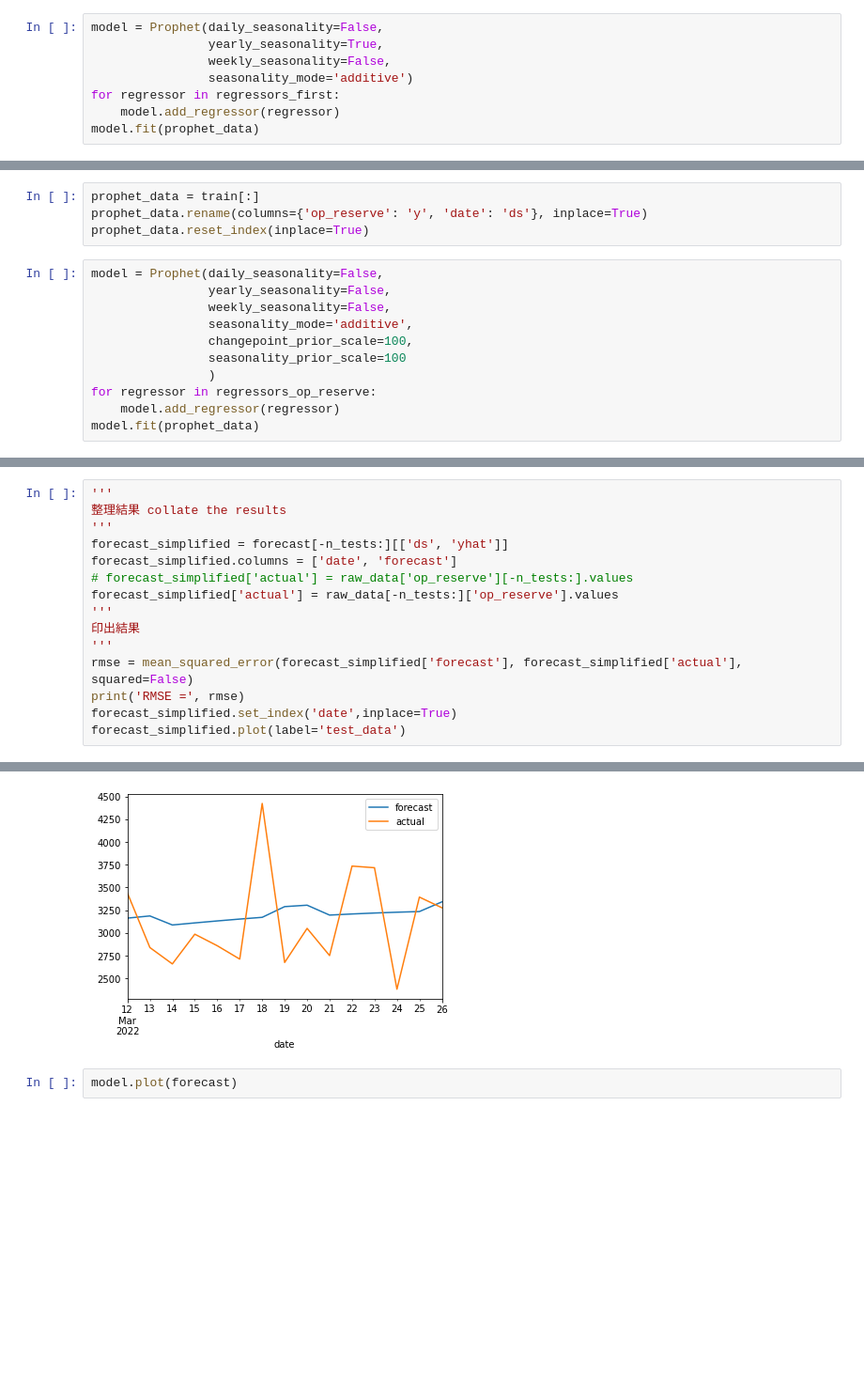
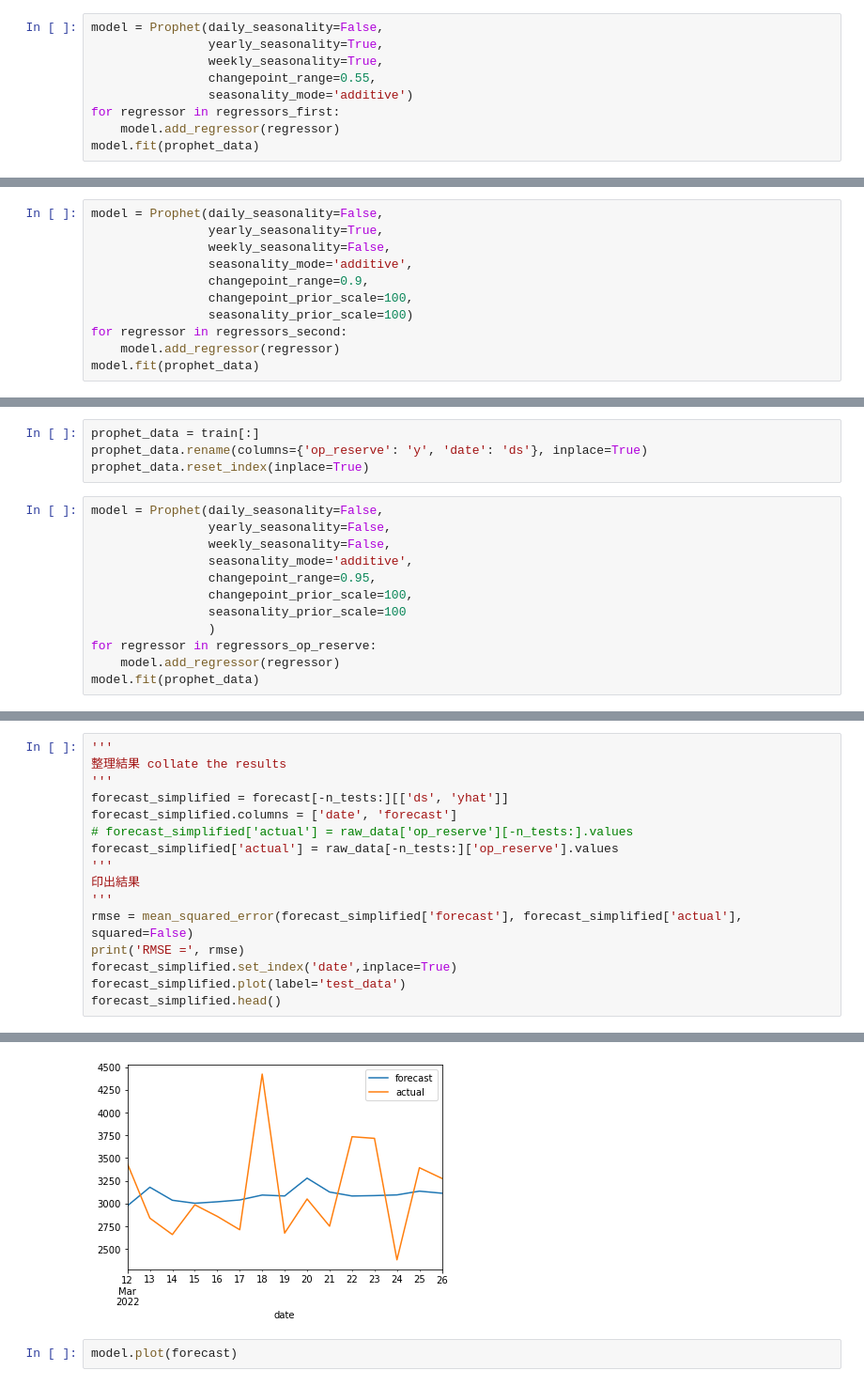
Before and after one commit to How-Wang/Electricity_Forecasting, a Jupyter notebook: FB Prophet.ipynb, the cells around one changed output, grey strips where cells are left out. Shown: that part at 94% size. Drawn from its saved outputs; the diff is of its cells as text; blank space fills up the shorter version.

```diff
--- a/FB Prophet.ipynb
+++ b/FB Prophet.ipynb
@@ -180,7 +174,8 @@ prophet_data.reset_index(inplace=True)
 # %%
 model = Prophet(daily_seasonality=False,
                 yearly_seasonality=True,
-                weekly_seasonality=False,
+                weekly_seasonality=True,
+                changepoint_range=0.55,
                 seasonality_mode='additive')
 for regressor in regressors_first:
     model.add_regressor(regressor)
@@ -353,0 +278,11 @@ if second_forecast in dependencies:
+# %%
+model = Prophet(daily_seasonality=False,
+                yearly_seasonality=True,
+                weekly_seasonality=False,
+                seasonality_mode='additive',
+                changepoint_range=0.9,
+                changepoint_prior_scale=100,
+                seasonality_prior_scale=100)
+for regressor in regressors_second:
+    model.add_regressor(regressor)
+model.fit(prophet_data)
@@ -368,6 +367,7 @@ model = Prophet(daily_seasonality=False,
                 yearly_seasonality=False,
                 weekly_seasonality=False,
                 seasonality_mode='additive',
+                changepoint_range=0.95,
                 changepoint_prior_scale=100,
                 seasonality_prior_scale=100
                 )
@@ -430,4 +429,5 @@ rmse = mean_squared_error(forecast_simplified['forecast'], forecast_simplified['
 print('RMSE =', rmse)
 forecast_simplified.set_index('date',inplace=True)
 forecast_simplified.plot(label='test_data')
+forecast_simplified.head()
 # %% [output]
@@ -436,4 +442,4 @@ RMSE = 525.67710114143
-[figure, old version]
+[figure, new version]
 # %%
 model.plot(forecast)
 # %% [output]
```
Also changed, not shown: parts of 33 cells of this notebook.
